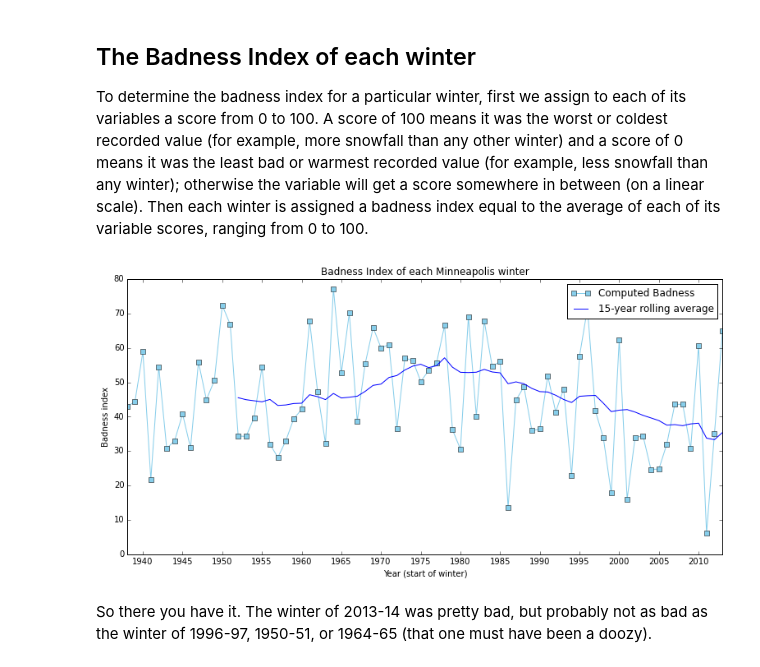
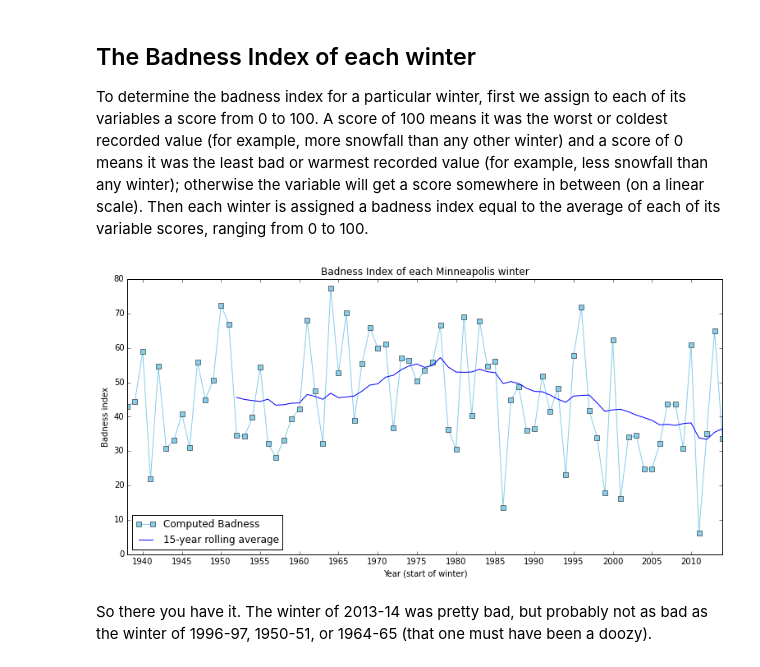
Before and after one commit to MarcKjerland/Worst-Winter-Ever, a Jupyter notebook: worst-winter-mpls.ipynb, the cells around one changed output. Drawn from its saved outputs; the diff is of its cells as text; code cells hidden in the pictures.

```diff
--- a/worst-winter-mpls.ipynb
+++ b/worst-winter-mpls.ipynb
@@ -20,7 +22,7 @@ noaa_monthly = noaa_monthly.groupby([noaa_monthly.index.year, noaa_monthly.index
 # Sum seasonal totals
 winter_vars = ['MNTM','EMNT','DT00','DX32','HTDD','MXSD','EMXP','TSNW','DP10']
 year_start = 1938
-year_end = 2013
+year_end = 2014
 season_start = 11 #November
 season_end = 3 #March
 noaa_winters = pd.concat(
@@ -84,27 +86,27 @@ To determine the badness index for a particular winter, first we assign to each
 # %%
 # Find the best & worst for each variable
 winter_coldest = pd.Series(index=noaa_winters.columns)
 winter_warmest = pd.Series(index=noaa_winters.columns)
 # For these variables, big is bad
 for v in ['HTDD','MXSD','EMXP','DT00','DX32','TSNW','DP10']:
     winter_coldest[v] = noaa_winters[v].max()
     winter_warmest[v] = noaa_winters[v].min()
 # For these variables, small (or negative) is bad
 for v in ['MNTM','EMNT']:
     winter_coldest[v] = noaa_winters[v].min()
     winter_warmest[v] = noaa_winters[v].max()
 # Assign scores to each year
 winter_score = 100 * (noaa_winters-winter_warmest).abs() / (winter_coldest-winter_warmest).abs()
 badness = winter_score.mean(axis=1)
 # Plot the Badness Index
 badness.plot(figsize=(13,6), marker='s', color='skyblue', xticks=badness.index[2::5])
 pd.rolling_mean(badness, 15).plot(color='blue')
 plt.title("Badness Index of each Minneapolis winter")
 plt.ylabel("Badness index")
 plt.xlabel("Year (start of winter)")
-plt.legend(["Computed Badness", "15-year rolling average"])
+plt.legend(["Computed Badness", "15-year rolling average"], loc="best")
 plt.show()
 # %% [output]
-[figure, old version]
+[figure, new version]
 # %% [markdown]
 So there you have it. The winter of 2013-14 was pretty bad, but probably not as bad as the winter of 1996-97, 1950-51, or 1964-65 (that one must have been a doozy).
```
Also changed, not shown: parts of 2 cells of this notebook, 3 other files.
